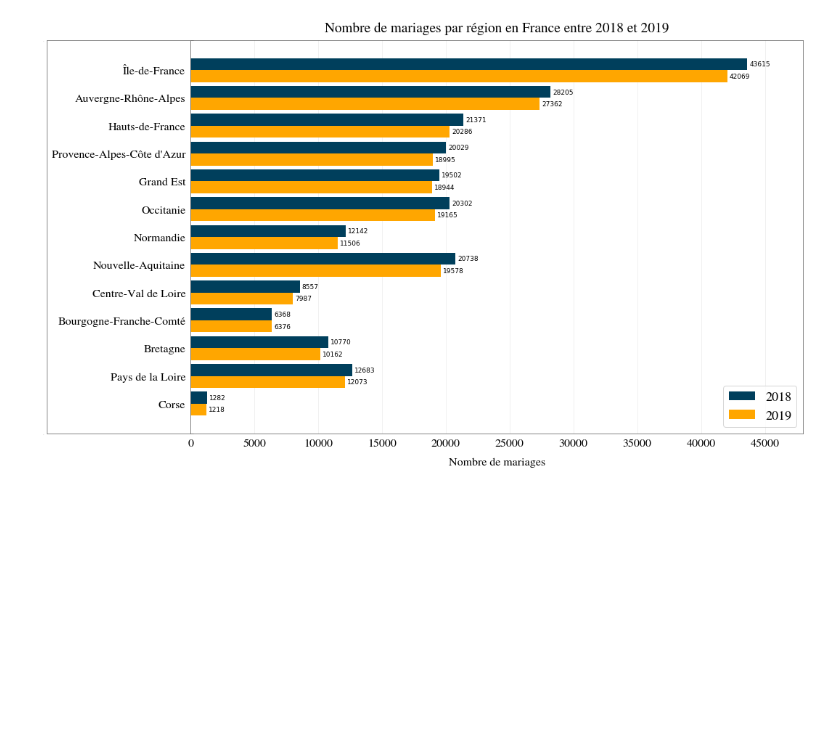
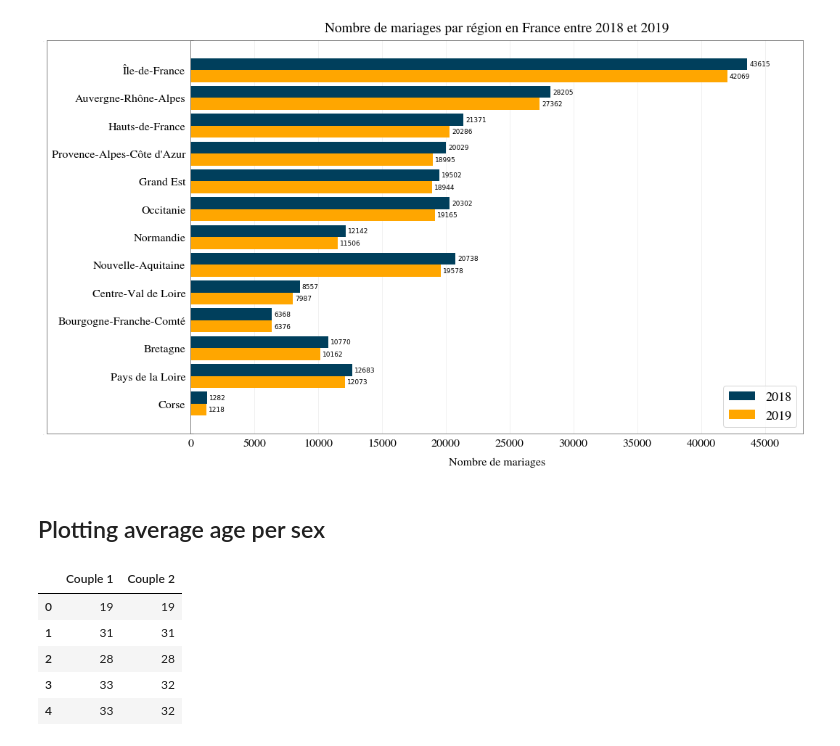
Before and after one commit to jizekki/data-visualisation, a Jupyter notebook: traitement.ipynb, the cells around one changed output. Cells and saved outputs as stored; diff of their text form; code cells hidden in the pictures; blank space fills up the shorter version.

```diff
--- a/traitement.ipynb
+++ b/traitement.ipynb
@@ -172,3 +169,19 @@ plt.savefig("figures/image_2.svg", dpi=400)
 plt.show()
 # %% [output]
 [figure]
+# %% [markdown]
+## Plotting average age per sex
+# %%
+data_2018 = df_2018[["ANAIS1", "ANAIS2"]]
+data_2018 = data_2018.apply(lambda x: 2018 - x).rename(columns={"ANAIS1": "Couple 1", "ANAIS2": "Couple 2"})
+
+data_2019 = df_2019[["ANAIS1", "ANAIS2"]]
+data_2019 = data_2019.apply(lambda x: 2019 - x).rename(columns={"ANAIS1": "Couple 1", "ANAIS2": "Couple 2"})
+data_2018.head()
+# %% [output]
+|  | Couple 1 | Couple 2 |
+| 0 | 19 | 19 |
+| 1 | 31 | 31 |
+| 2 | 28 | 28 |
+| 3 | 33 | 32 |
+| 4 | 33 | 32 |
```
Also changed, not shown: parts of 6 cells of this notebook, 3 other files.
